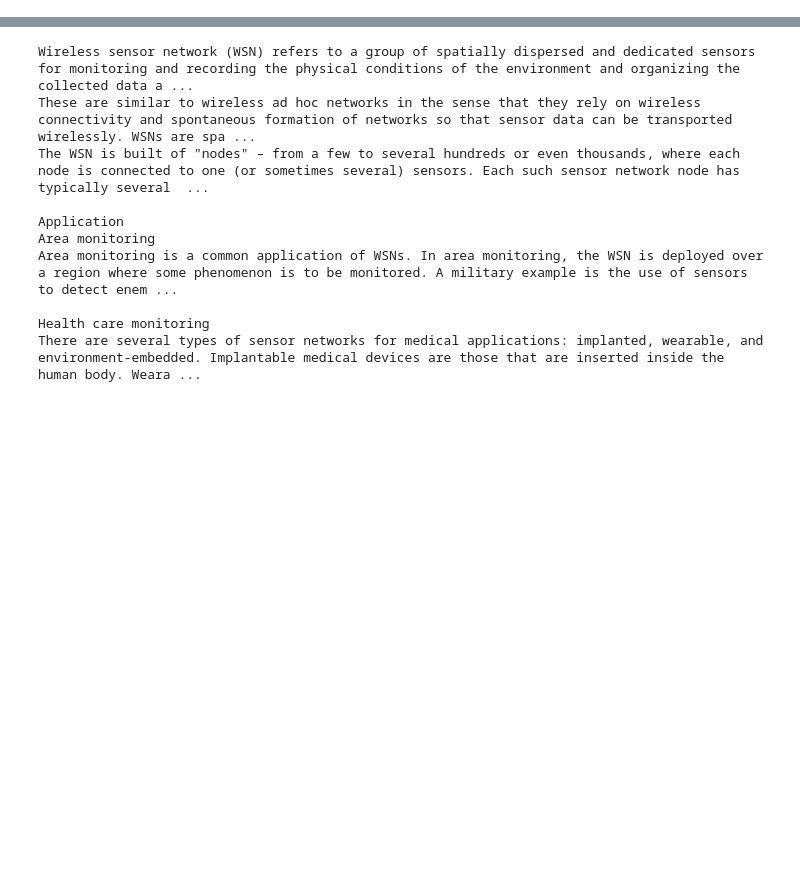
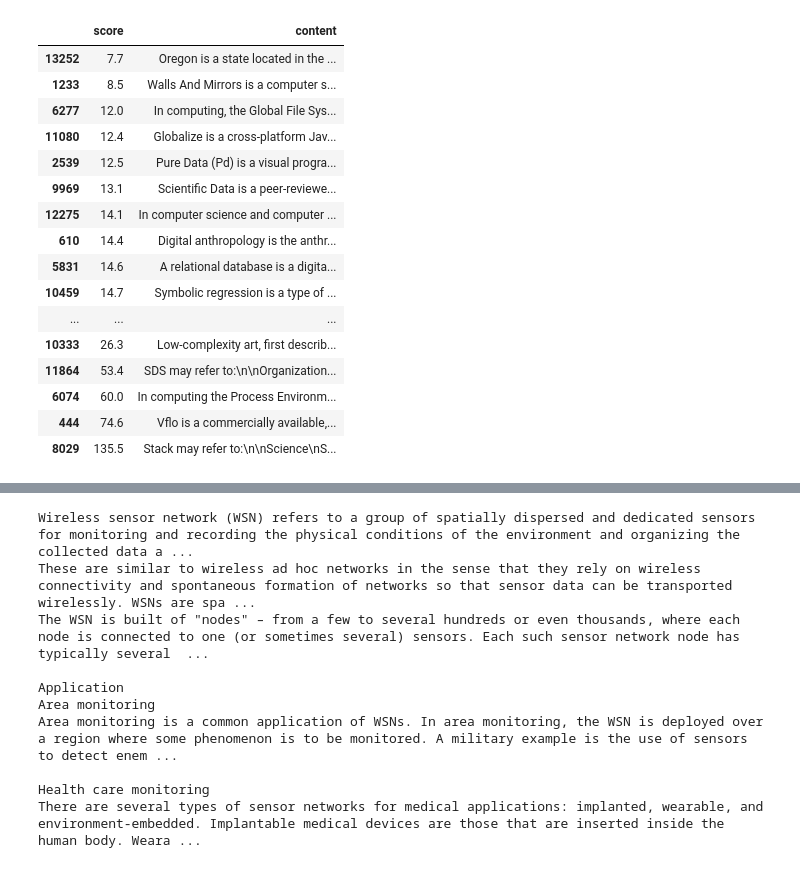
Before and after one commit to sherzyang/learning-discovery-tool, a Jupyter notebook: all_function.ipynb, the cells around one changed output, grey strips where cells are left out. Saved outputs shown, nothing was run; the diff lists cells and outputs as text; code cells hidden in the pictures; blank space fills up the shorter version.

```diff
--- a/all_function.ipynb
+++ b/all_function.ipynb
@@ -24,6 +62,12 @@ def load_corpus_vectors(pickle_file='https://text-ascent.s3-us-west-2.amazonaws.
     """Loads the corpus vectors."""
     with download_and_open(pickle_file, 'rb') as f:
         return pickle.load(f)
+# %%
+with open (r"data/vectorizer.pkl", "rb") as input_file:
+    vectorizer = pickle.load(input_file)
+# %%
+with open (r"data/corpus_vectors.pkl", "rb") as input_file:
+    corpus_vectors = pickle.load(input_file)
 # %%
 def get_vocab_arr(vec):
     n_features = len(vec.vocabulary_)
@@ -36,7 +91,7 @@ def get_top_k_vector(vector, feature_ranking, k=20):
     """Return the top k vector according to feature_ranking."""
     return vector[:, feature_ranking[:k]]
 # %%
-def vectorize_text(text):
+def top_50_text(text):
     vec = load_vectorizer()
     corpus_vectors = load_corpus_vectors().toarray()
     sample_vector = vec.transform([text]).toarray()
@@ -48,13 +103,8 @@ def vectorize_text(text):
     get_top_k_vector(corpus_vectors, feature_ranking),
     )
 
-    nearest_article_idxs = np.argsort(distances)[0]
-    nearest_articles = new_corpus.loc[nearest_article_idxs[:50], :]
-    #nearest_articles = new_corpus.loc[nearest_article_idxs[0], :]
-    #top_10 = nearest_articles[:10]
-    #top_df = top_10.sort_values(['score'])
-    #article_num = str(nearest_articles[:1].index)
-    #article_num_str = article_num.strip("Int64Index([], dtype='int64')")
-    #article_num_final = int(article_num_str)
-    return nearest_articles.to_html()
-    #return nearest_articles.loc[article_num_final, 'content']
+    nearest_article_idxs = np.argsort(distances)
+    nearest_articles = new_corpus.loc[nearest_article_idxs[0], :]
+    top_50 = nearest_articles[:50]
+
+    return top_50.sort_values(['score']).to_html()
@@ -94,18 +111,20 @@ def get_top_k_vector(vector, feature_ranking, k=50):
-# %%
-def top_50_text(text):
-    vec = load_vectorizer()
-    corpus_vectors = load_corpus_vectors().toarray()
-    sample_vector = vec.transform([text]).toarray()
-    feature_ranking = np.argsort(sample_vector[0])[::-1]
-    vocab_arr = get_vocab_arr(vec)
-
-    distances = cdist(
-    get_top_k_vector(sample_vector, feature_ranking),
-    get_top_k_vector(corpus_vectors, feature_ranking),
-    )
-
-    nearest_article_idxs = np.argsort(distances)
-    nearest_articles = new_corpus.loc[nearest_article_idxs[0], :]
-    top_50 = nearest_articles[:50]
-
-    return top_50.sort_values(['score'])
+# %%
+top_50_text(sample)
+# %% [output]
+|  | score | content |
+| 13252 | 7.7 | Oregon is a state located in the ... |
+| 1233 | 8.5 | Walls And Mirrors is a computer s... |
+| 6277 | 12.0 | In computing, the Global File Sys... |
+| 11080 | 12.4 | Globalize is a cross-platform Jav... |
+| 2539 | 12.5 | Pure Data (Pd) is a visual progra... |
+| 9969 | 13.1 | Scientific Data is a peer-reviewe... |
+| 12275 | 14.1 | In computer science and computer ... |
+| 610 | 14.4 | Digital anthropology is the anthr... |
+| 5831 | 14.6 | A relational database is a digita... |
+| 10459 | 14.7 | Symbolic regression is a type of ... |
+| ... | ... | ... |
+| 10333 | 26.3 | Low-complexity art, first describ... |
+| 11864 | 53.4 | SDS may refer to:\n\nOrganization... |
+| 6074 | 60.0 | In computing the Process Environm... |
+| 444 | 74.6 | Vflo is a commercially available,... |
+| 8029 | 135.5 | Stack may refer to:\n\nScience\nS... |
```
Also changed, not shown: parts of 21 cells of this notebook, 6 other files.
